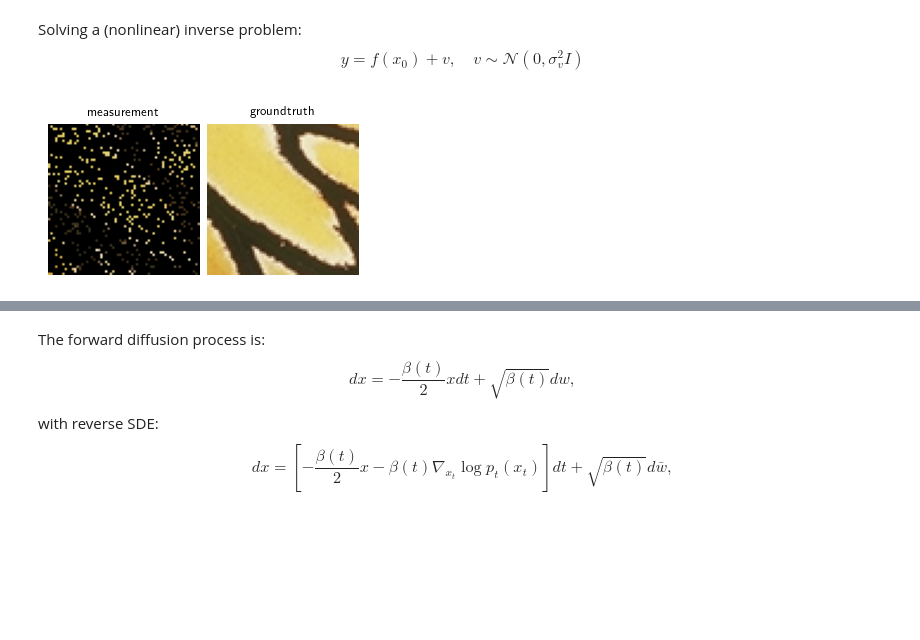
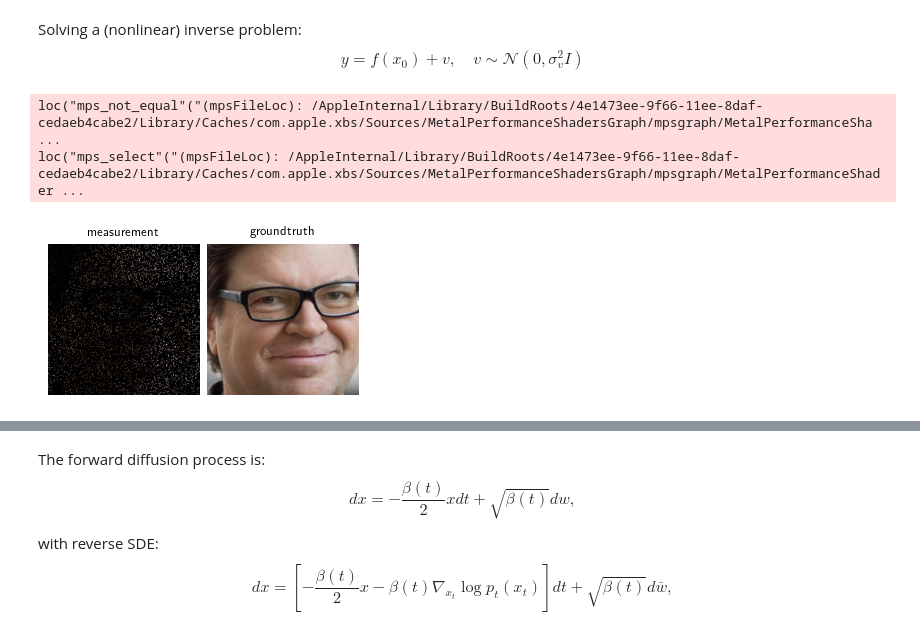
Before and after one commit to isomorphicdude/RED-diff, a Jupyter notebook: demo.ipynb, the cells around one changed output, grey strips where cells are left out. Cells and saved outputs as stored; diff of their text form; code cells hidden in the pictures; blank space fills up the shorter version.

```diff
--- a/demo.ipynb
+++ b/demo.ipynb
@@ -13,34 +13,37 @@ import torch
 
 import deepinv as dinv
 from deepinv.utils.plotting import plot
 from deepinv.optim.data_fidelity import L2
 from deepinv.utils.demo import load_url_image, get_image_url
 from tqdm import tqdm  # to visualize progress
 
 # device = dinv.utils.get_freer_gpu() if torch.cuda.is_available() else "cpu"
 # device = "mps" # running on Apple Silicon
-device = "cpu"
+device = "mps"
 
-url = get_image_url("butterfly.png")
+# url = get_image_url("butterfly.png")
+url = "https://engineering.nyu.edu/sites/default/files/styles/square_large_620_1_5x/public/2018-06/yann-lecun.jpg?h=65172a10&itok=1HNIDUCy"
 
-x_true = load_url_image(url=url, img_size=64).to(device)
+x_true = load_url_image(url=url, img_size=256).to(device)
 x = x_true.clone()
 
 sigma = 12.75 / 255.0  # noise level
 
 physics = dinv.physics.Inpainting(
     tensor_size=(3, x.shape[-2], x.shape[-1]),
     mask=0.1,
     pixelwise=True,
     device=device,
 )
 
 y = physics(x_true)
 
 imgs = [y, x_true]
 plot(
     imgs,
     titles=["measurement", "groundtruth"],
 )
 # %% [output]
+loc("mps_not_equal"("(mpsFileLoc): /AppleInternal/Library/BuildRoots/4e1473ee-9f66-11ee-8daf-cedaeb4cabe2/Library/Caches/com.apple.xbs/Sources/MetalPerformanceShadersGraph/mpsgraph/MetalPerformanceSha ...
+loc("mps_select"("(mpsFileLoc): /AppleInternal/Library/BuildRoots/4e1473ee-9f66-11ee-8daf-cedaeb4cabe2/Library/Caches/com.apple.xbs/Sources/MetalPerformanceShadersGraph/mpsgraph/MetalPerformanceShader ...
-[figure, old version]
+[figure, new version]
```
Also changed, not shown: parts of 4 cells of this notebook.
